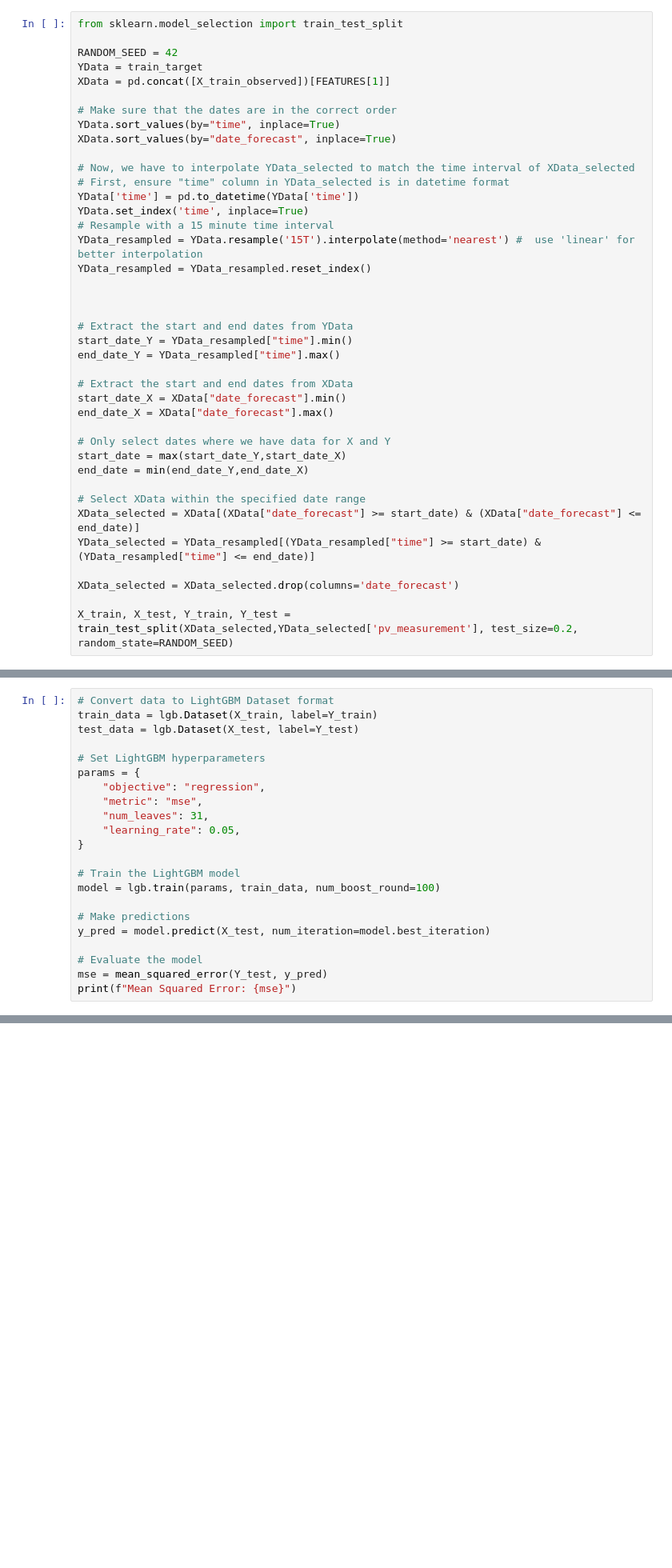
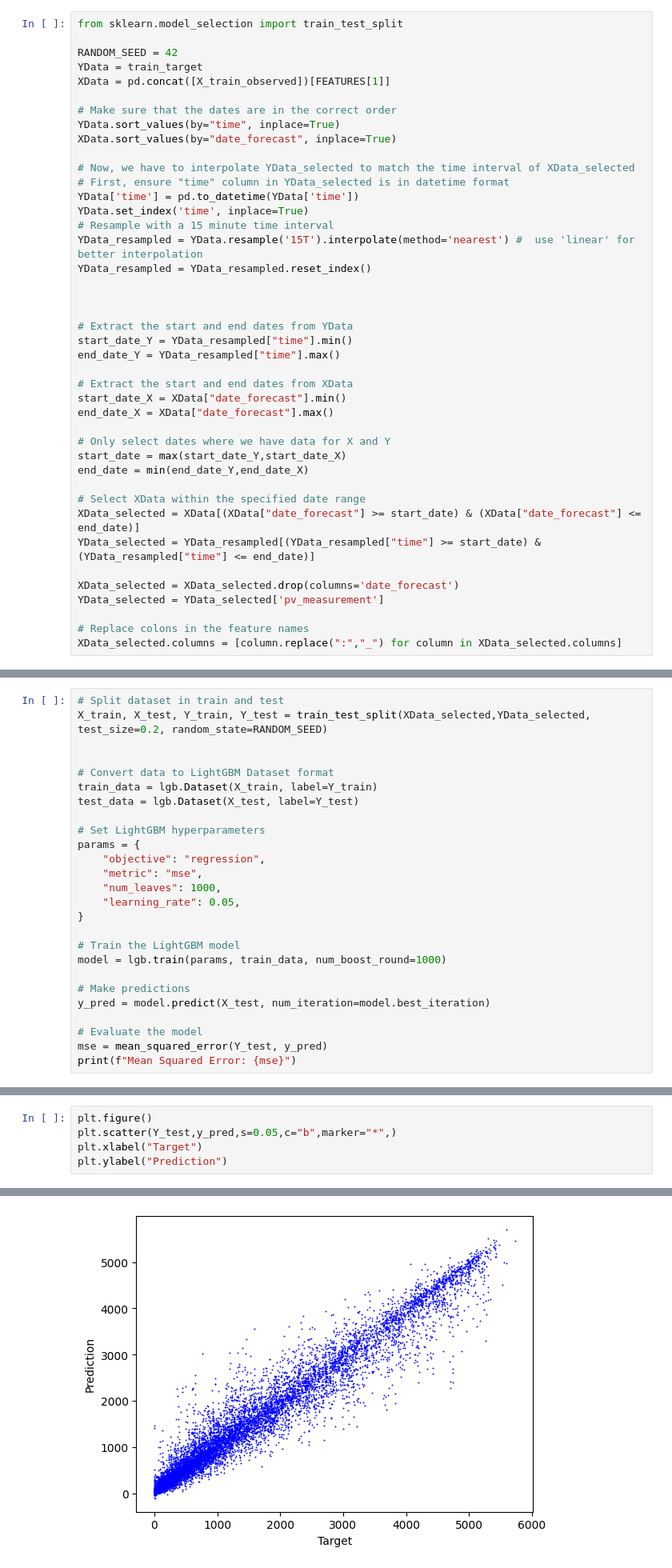
Before and after one commit to hugokerino/Energy-forecasting-NTNU, a Jupyter notebook: data/Noe/Data_exploration.ipynb, the cells around one changed output, grey strips where cells are left out. Shown at 80% size. Drawn from its saved outputs; the diff is of its cells as text; blank space fills up the shorter version.

Commit message:
simple light gbm predictor on observed data only

```diff
--- a/data/Noe/Data_exploration.ipynb
+++ b/data/Noe/Data_exploration.ipynb
@@ -293,14 +293,20 @@ XData_selected = XData[(XData["date_forecast"] >= start_date) & (XData["date_for
 YData_selected = YData_resampled[(YData_resampled["time"] >= start_date) & (YData_resampled["time"] <= end_date)]
 
 XData_selected = XData_selected.drop(columns='date_forecast')
+YData_selected = YData_selected['pv_measurement']
 
-X_train, X_test, Y_train, Y_test = train_test_split(XData_selected,YData_selected['pv_measurement'], test_size=0.2, random_state=RANDOM_SEED)
+# Replace colons in the feature names
+XData_selected.columns = [column.replace(":","_") for column in XData_selected.columns]
 # %% [markdown]
 We can now train the light gbm model
 # %%
 import lightgbm as lgb
 from sklearn.metrics import mean_squared_error
 # %%
+# Split dataset in train and test
+X_train, X_test, Y_train, Y_test = train_test_split(XData_selected,YData_selected, test_size=0.2, random_state=RANDOM_SEED)
+
+
 # Convert data to LightGBM Dataset format
 train_data = lgb.Dataset(X_train, label=Y_train)
 test_data = lgb.Dataset(X_test, label=Y_test)
@@ -309,12 +315,12 @@ test_data = lgb.Dataset(X_test, label=Y_test)
 params = {
     "objective": "regression",
     "metric": "mse",
-    "num_leaves": 31,
+    "num_leaves": 1000,
     "learning_rate": 0.05,
 }
 
 # Train the LightGBM model
-model = lgb.train(params, train_data, num_boost_round=100)
+model = lgb.train(params, train_data, num_boost_round=1000)
 
 # Make predictions
 y_pred = model.predict(X_test, num_iteration=model.best_iteration)
@@ -341,0 +339,6 @@ LightGBMError: Do not support special JSON characters in feature name.
+# %%
+plt.figure()
+plt.scatter(Y_test,y_pred,s=0.05,c="b",marker="*",)
+plt.xlabel("Target")
+plt.ylabel("Prediction")
+# %% [output]
@@ -341,0 +346 @@ LightGBMError: Do not support special JSON characters in feature name.
+[figure, added]
```
Also changed, not shown: parts of 5 cells of this notebook.
